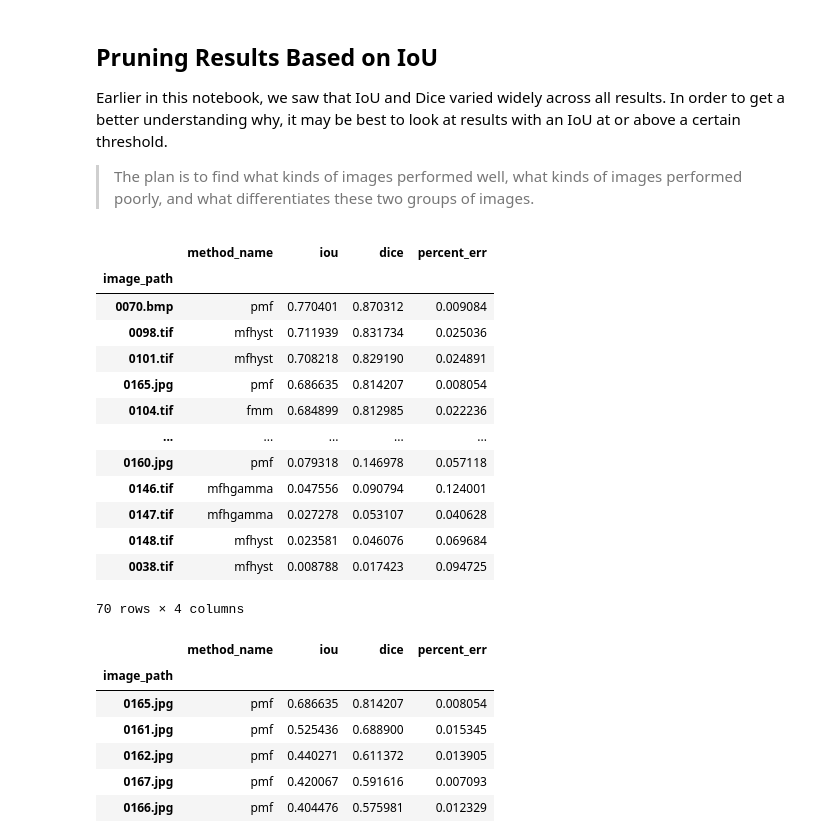
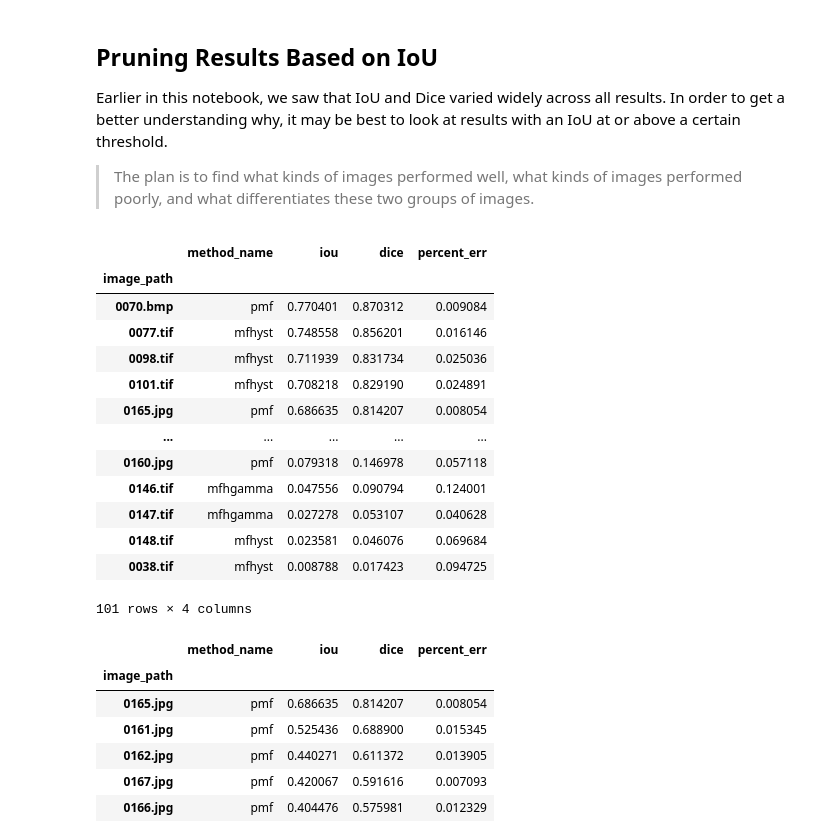
Before and after one commit to KokonutGamer/natural-gas-ndt-analysis, a Jupyter notebook: research/segmentation_metrics_benchmarking.ipynb, the cells around one changed output. Cells and saved outputs as stored; diff of their text form; code cells hidden in the pictures.

```diff
--- a/research/segmentation_metrics_benchmarking.ipynb
+++ b/research/segmentation_metrics_benchmarking.ipynb
@@ -233,26 +180,24 @@ Earlier in this notebook, we saw that IoU and Dice varied widely across all resu
 > The plan is to find what kinds of images performed well, what kinds of images performed poorly, and what differentiates these two groups of images.
 # %%
 best_methods_per_image = (
-    df.loc[df.groupby("image_path")["iou"].idxmax()][
-        ["image_path", "method_name", "iou", "dice", "percent_err"]
-    ]
+    df.loc[df.groupby("image_path")["iou"].idxmax()]
     .set_index("image_path")
     .sort_values(by="iou", ascending=False)
 )
 best_methods_per_image
 # %% [output]
 |  | method_name | iou | dice | percent_err |
 | image_path |  |  |  |  |
 | 0070.bmp | pmf | 0.770401 | 0.870312 | 0.009084 |
+| 0077.tif | mfhyst | 0.748558 | 0.856201 | 0.016146 |
 | 0098.tif | mfhyst | 0.711939 | 0.831734 | 0.025036 |
 | 0101.tif | mfhyst | 0.708218 | 0.829190 | 0.024891 |
 | 0165.jpg | pmf | 0.686635 | 0.814207 | 0.008054 |
-| 0104.tif | fmm | 0.684899 | 0.812985 | 0.022236 |
 | ... | ... | ... | ... | ... |
 | 0160.jpg | pmf | 0.079318 | 0.146978 | 0.057118 |
 | 0146.tif | mfhgamma | 0.047556 | 0.090794 | 0.124001 |
 | 0147.tif | mfhgamma | 0.027278 | 0.053107 | 0.040628 |
 | 0148.tif | mfhyst | 0.023581 | 0.046076 | 0.069684 |
 | 0038.tif | mfhyst | 0.008788 | 0.017423 | 0.094725 |
-70 rows × 4 columns
+101 rows × 4 columns
 # %%
```
Also changed, not shown: parts of 18 cells of this notebook.
